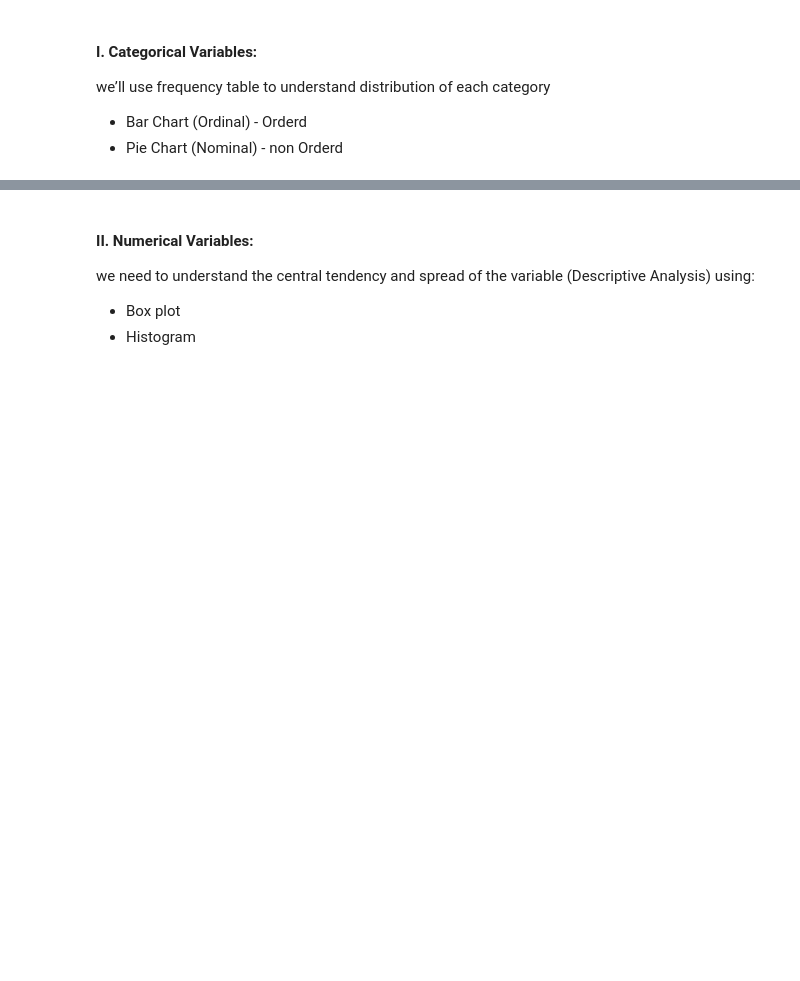
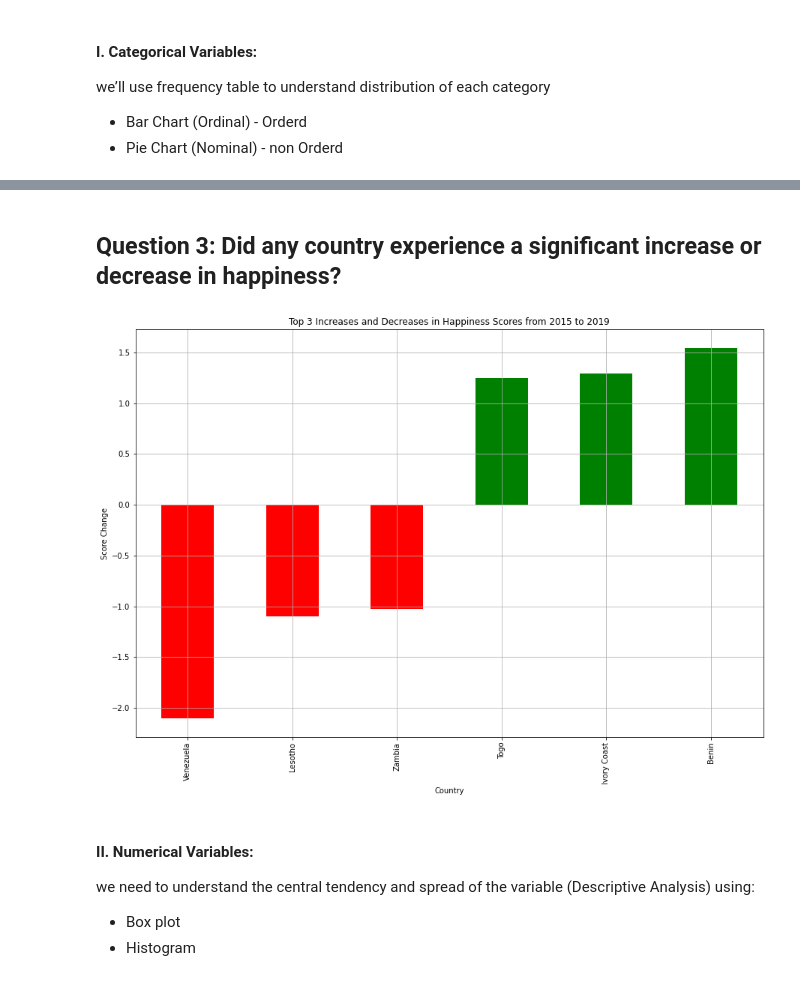
Before and after one commit to Tuwaiq-DS-ML-bootcamp-V-7/Usecase-2, a Jupyter notebook: Usecase-2.ipynb, the cells around one changed output, grey strips where cells are left out. Drawn from its saved outputs; the diff is of its cells as text; code cells hidden in the pictures; blank space fills up the shorter version.

```diff
--- a/Usecase-2.ipynb
+++ b/Usecase-2.ipynb
@@ -830,3 +887,28 @@ we’ll use frequency table to understand distribution of each category
+# %% [markdown]
+## Question 3: Did any country experience a significant increase or decrease in happiness?
+# %%
+score_change = df_2019 - df_2015
+score_change = score_change.dropna()
+score_change.columns = ['Score Change']
+score_change = score_change.sort_values(by='Score Change', ascending=False)
+
+top_3_increase = score_change.head(3)
+top_3_decrease = score_change.tail(3)
+
+top_changes = pd.concat([top_3_decrease, top_3_increase])
+
+top_changes = top_changes.sort_values(by='Score Change')
+
+plt.figure(figsize=(15, 10))
+colors = ['red'] * 3 + ['green'] * 3
+top_changes['Score Change'].plot(kind='bar', color=colors)
+plt.xlabel('Country')
+plt.ylabel('Score Change')
+plt.title('Top 3 Increases and Decreases in Happiness Scores from 2015 to 2019')
+plt.grid()
+plt.show()
+# %% [output]
+[figure, added]
 # %% [markdown]
 #### II. Numerical Variables:
 
```
Also changed, not shown: parts of 25 cells of this notebook.
